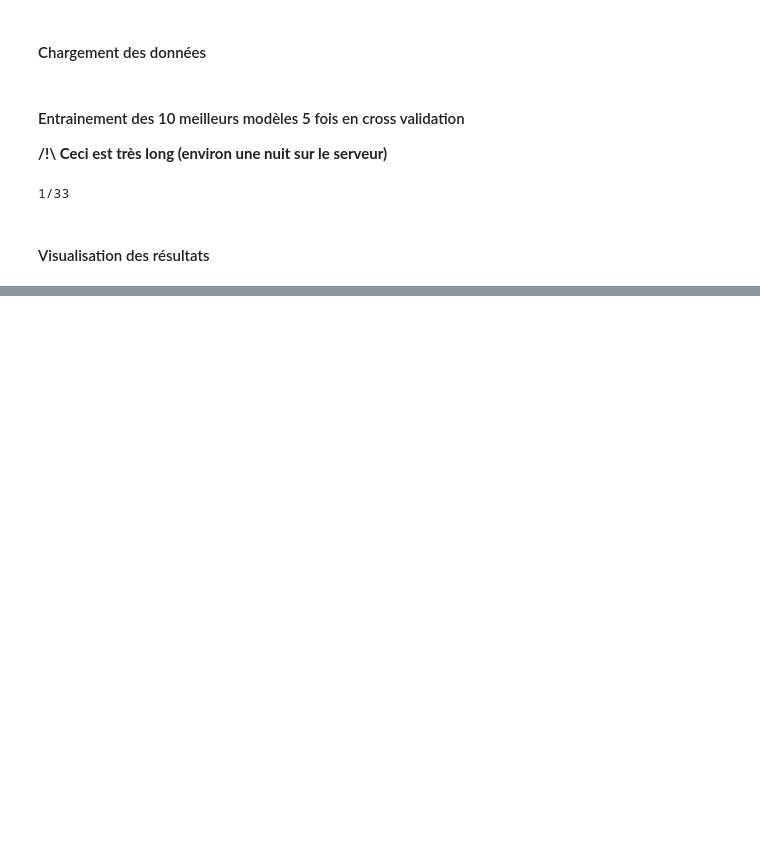
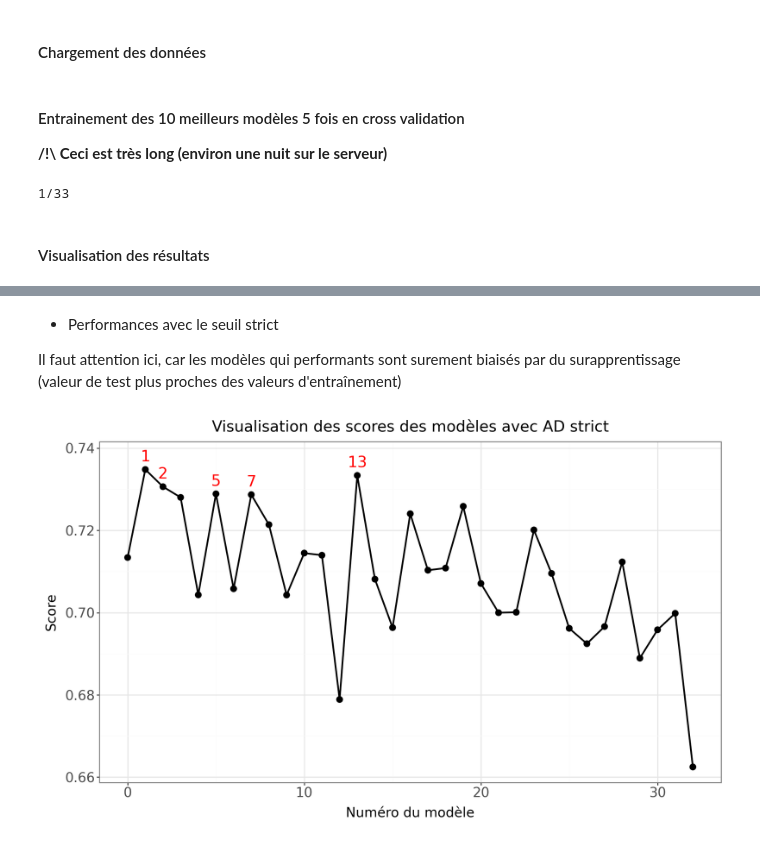
Before and after one commit to Edmondbrn/projet_IA_QSAR, a Jupyter notebook: regression_MLP_evalution.ipynb, the cells around one changed output, grey strips where cells are left out. Drawn from its saved outputs; the diff is of its cells as text; code cells hidden in the pictures; blank space fills up the shorter version.

```diff
--- a/regression_MLP_evalution.ipynb
+++ b/regression_MLP_evalution.ipynb
@@ -134,0 +133,11 @@ p
+# %% [markdown]
+- Performances avec le seuil strict
+
+Il faut attention ici, car les modèles qui performants sont surement biaisés par du surapprentissage (valeur de test plus proches des valeurs d'entraînement)
+# %%
+df_best = df_final.nlargest(5, "strict").copy()
+p = gglineplot(df_final, "num_model", "strict", df_best,
+               "Visualisation des scores des modèles avec AD strict", "Numéro du modèle", "Score")
+p
+# %% [output]
+[figure, added]
```
Also changed, not shown: parts of 6 cells of this notebook, 2 other files.
